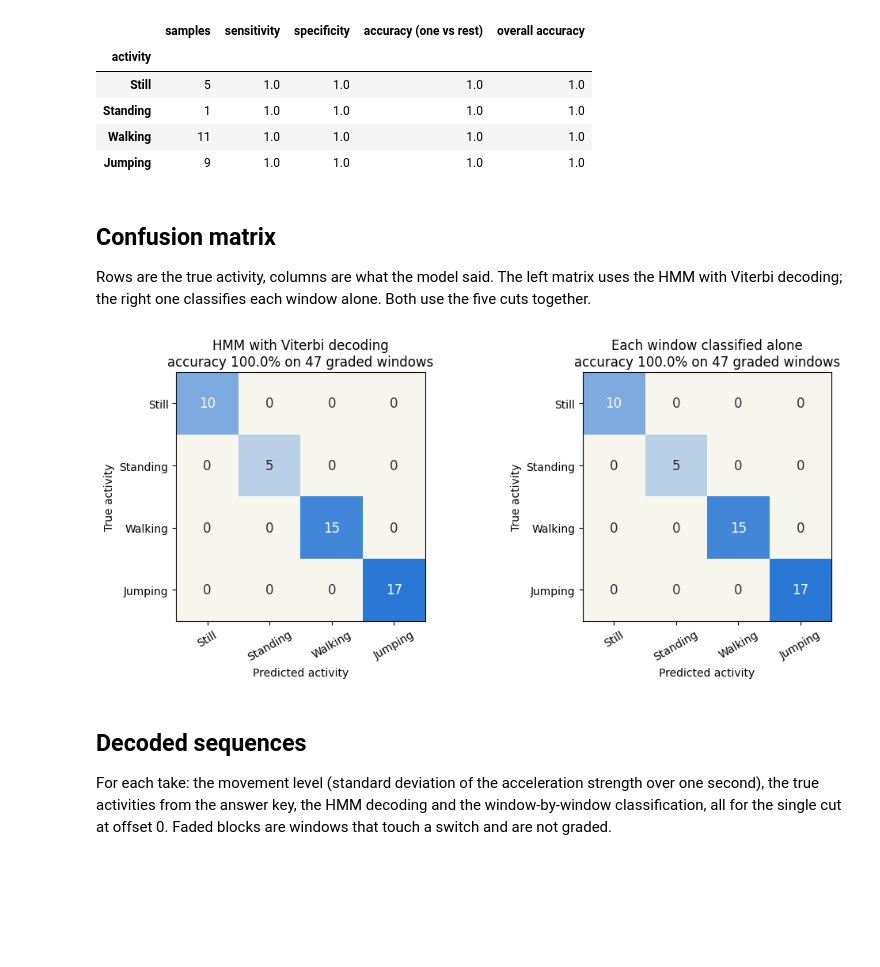
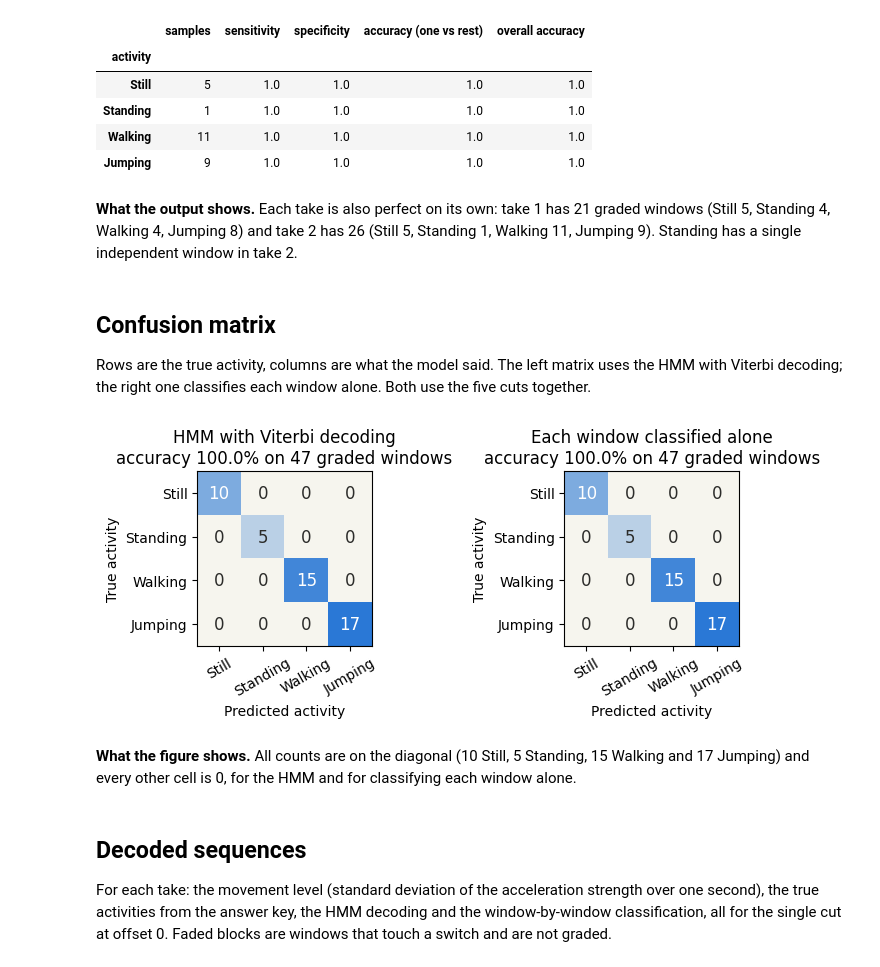
Before and after one commit to jmuhire13/hmm-activity-recognition, a Jupyter notebook: notebooks/evaluation.ipynb, the cells around one changed output. Cells and saved outputs as stored; diff of their text form; code cells hidden in the pictures; blank space fills up the shorter version.

```diff
--- a/notebooks/evaluation.ipynb
+++ b/notebooks/evaluation.ipynb
@@ -324,6 +336,8 @@ test_take_2_jumping_first - 26 graded windows
 | Standing | 1 | 1.0 | 1.0 | 1.0 | 1.0 |
 | Walking | 11 | 1.0 | 1.0 | 1.0 | 1.0 |
 | Jumping | 9 | 1.0 | 1.0 | 1.0 | 1.0 |
+# %% [markdown]
+**What the output shows.** Each take is also perfect on its own: take 1 has 21 graded windows (Still 5, Standing 4, Walking 4, Jumping 8) and take 2 has 26 (Still 5, Standing 1, Walking 11, Jumping 9). Standing has a single independent window in take 2.
 # %% [markdown]
 ## Confusion matrix
 
@@ -332,32 +346,34 @@ Viterbi decoding; the right one classifies each window alone. Both use the five
 # %%
 def style_axes(ax):
     for side in ["top", "right"]:
         ax.spines[side].set_visible(False)
 
 
 cmap = LinearSegmentedColormap.from_list("blues", ["#f6f5ee", "#2a78d6"])
-fig, axes = plt.subplots(1, 2, figsize=(10.5, 4.6))
+fig, axes = plt.subplots(1, 2, figsize=(7.6, 3.2))
 for ax, name, title in zip(
     axes,
     ["HMM with Viterbi, five cuts together", "Windows classified alone, five cuts together"],
     ["HMM with Viterbi decoding", "Each window classified alone"],
 ):
     matrix = matrices[name]
     ax.imshow(matrix, cmap=cmap, vmin=0, vmax=matrix.max())
     for i in range(len(ACTIVITIES)):
         for j in range(len(ACTIVITIES)):
             ax.text(j, i, matrix[i, j], ha="center", va="center",
                     color="white" if matrix[i, j] > 0.55 * matrix.max() else "#2c2c2a", fontsize=12)
     ax.set_xticks(range(len(ACTIVITIES)), ACTIVITIES, rotation=30)
     ax.set_yticks(range(len(ACTIVITIES)), ACTIVITIES)
     ax.set_xlabel("Predicted activity")
     ax.set_ylabel("True activity")
     ax.set_title(f"{title}\naccuracy {np.trace(matrix) / matrix.sum():.1%} on {matrix.sum()} graded windows")
 fig.tight_layout()
 fig.savefig(FIGURES_DIR / "confusion_matrix_test.png", dpi=200, bbox_inches="tight")
 plt.show()
 # %% [output]
-[figure, old version]
+[figure, new version]
+# %% [markdown]
+**What the figure shows.** All counts are on the diagonal (10 Still, 5 Standing, 15 Walking and 17 Jumping) and every other cell is 0, for the HMM and for classifying each window alone.
 # %% [markdown]
 ## Decoded sequences
 
```
Also changed, not shown: parts of 21 cells of this notebook, 12 other files.
